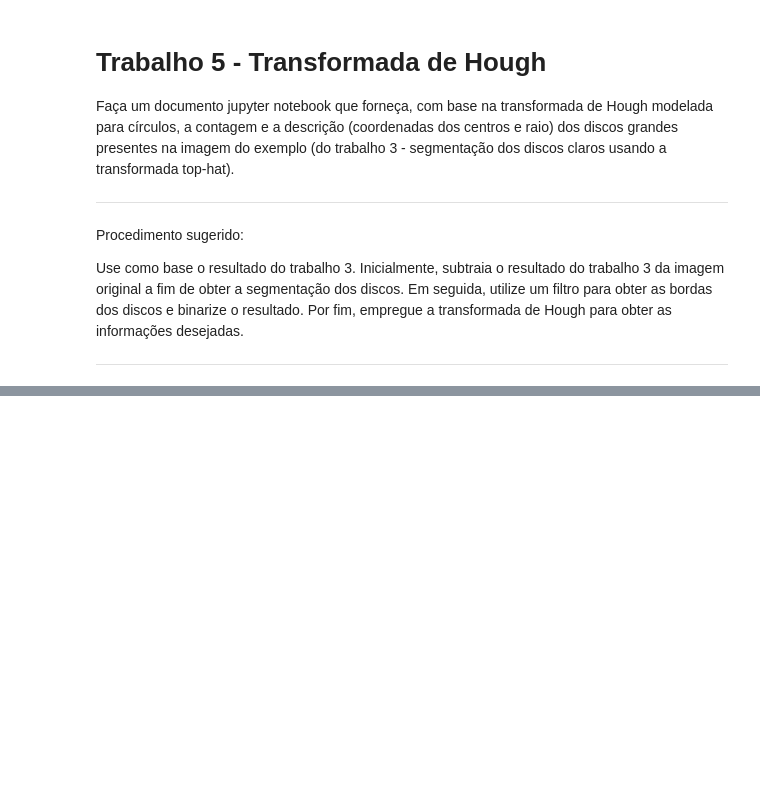
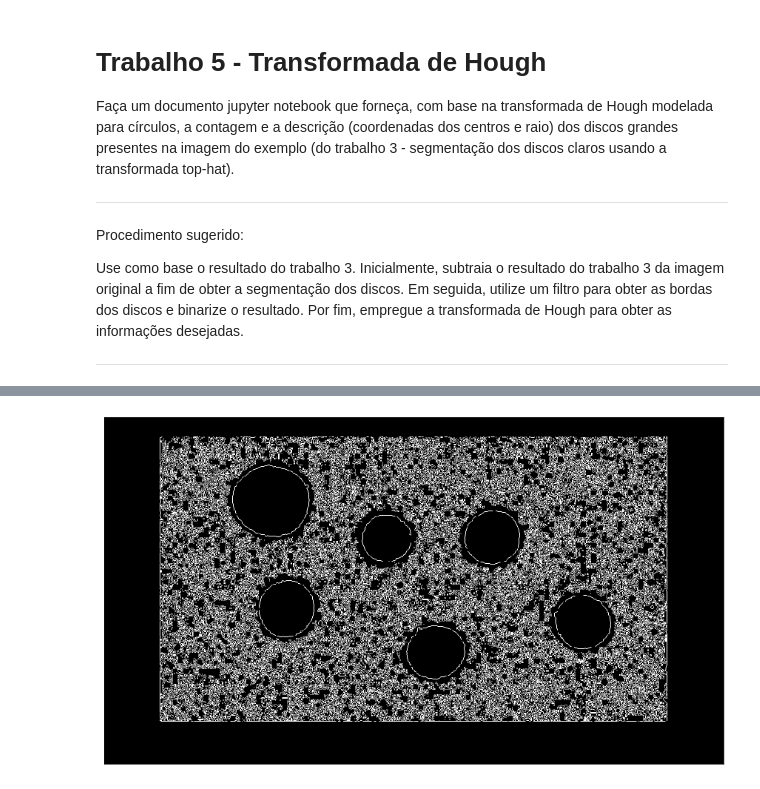
Before and after one commit to achiaver/computer_vision, a Jupyter notebook: trabalho_05/notebooks/trabalho_05.ipynb, the cells around one changed output, grey strips where cells are left out. Drawn from its saved outputs; the diff is of its cells as text; code cells hidden in the pictures; blank space fills up the shorter version.

```diff
--- a/trabalho_05/notebooks/trabalho_05.ipynb
+++ b/trabalho_05/notebooks/trabalho_05.ipynb
@@ -50,0 +57,9 @@ plt.show()
+# %%
+def roberts(img):
+    """Apply Roberts filter to image"""
+    k_robertsx = np.array([[1, 0], [0, -1]])
+    k_robertsy = np.array([[0, 1], [-1, 0]])
+    robertsx = cv.convertScaleAbs(cv.filter2D(img, cv.CV_64F, cv.flip(k_robertsx, -1)))
+    robertsy = cv.convertScaleAbs(cv.filter2D(img, cv.CV_64F, cv.flip(k_robertsy, -1)))
+
+    return robertsx + robertsy
@@ -50,0 +112,14 @@ plt.show()
+# %%
+fig = plt.figure(figsize = (15, 9))
+
+grid = plt.GridSpec(1, 1, fig)
+
+ax0 = fig.add_subplot(grid[0, 0])
+
+ax0.imshow(cosmos_rob, cmap = 'gray')
+ax0.set_xticks([])
+ax0.set_yticks([])
+
+plt.show()
+# %% [output]
+[figure, added]
```
Also changed, not shown: parts of 11 cells of this notebook, 1 other file.
